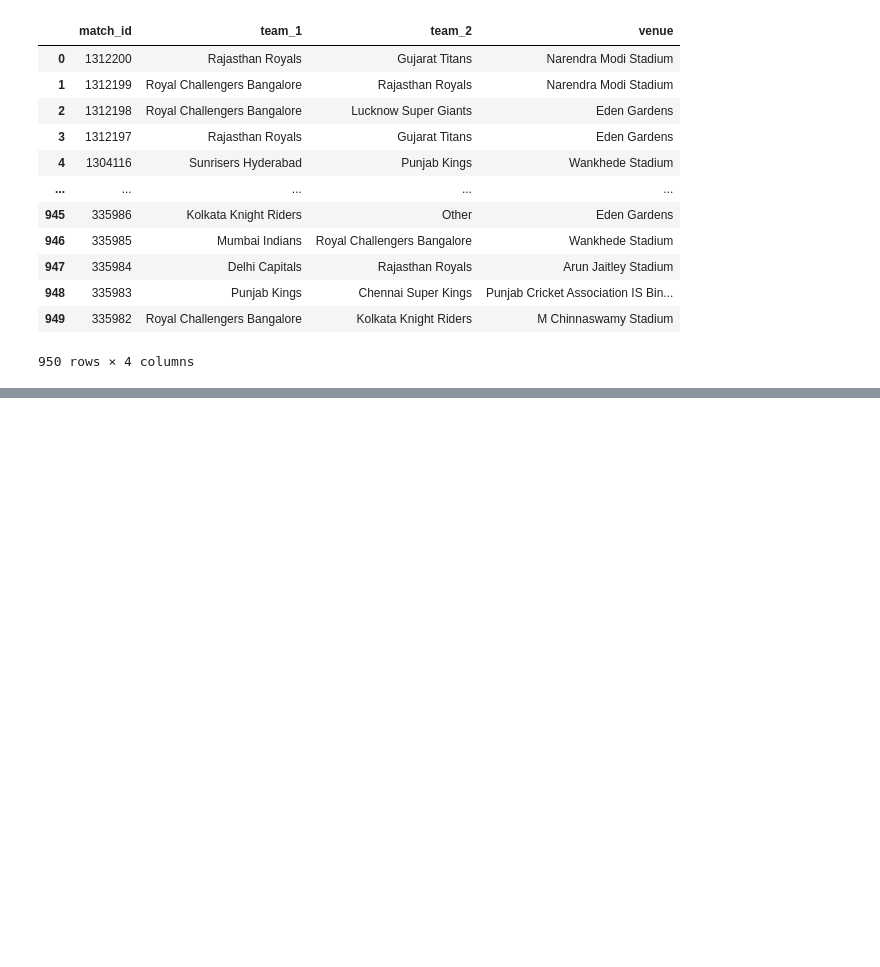
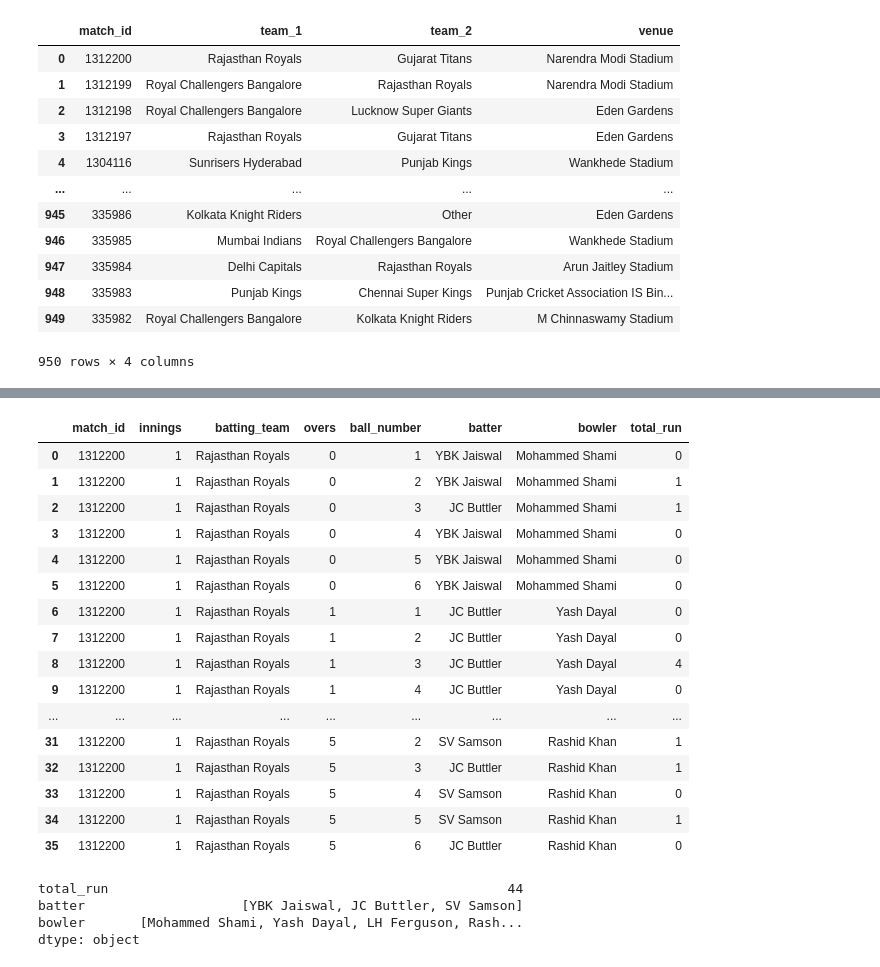
Before and after one commit to k26rahul/IPL2023-Powerplay-Score-Prediction, a Jupyter notebook: IPL2023-Powerplay-Score-Prediction.ipynb, the cells around one changed output, grey strips where cells are left out. Saved outputs shown, nothing was run; the diff lists cells and outputs as text; code cells hidden in the pictures; blank space fills up the shorter version.

```diff
--- a/IPL2023-Powerplay-Score-Prediction.ipynb
+++ b/IPL2023-Powerplay-Score-Prediction.ipynb
@@ -325,0 +373,32 @@ matches_result
+# %%
+ball_by_ball.loc[(ball_by_ball['match_id'] == 1312200)
+                 & (ball_by_ball['innings'] == 1)]
+
+ball_by_ball.loc[(ball_by_ball['match_id'] == 1312200)
+                 & (ball_by_ball['innings'] == 1)].agg({
+                     'total_run': 'sum',
+                     'batter': 'unique',
+                     'bowler': 'unique',
+                 })
+# %% [output]
+|  | match_id | innings | batting_team | overs | ball_number | batter | bowler | total_run |
+| 0 | 1312200 | 1 | Rajasthan Royals | 0 | 1 | YBK Jaiswal | Mohammed Shami | 0 |
+| 1 | 1312200 | 1 | Rajasthan Royals | 0 | 2 | YBK Jaiswal | Mohammed Shami | 1 |
+| 2 | 1312200 | 1 | Rajasthan Royals | 0 | 3 | JC Buttler | Mohammed Shami | 1 |
+| 3 | 1312200 | 1 | Rajasthan Royals | 0 | 4 | YBK Jaiswal | Mohammed Shami | 0 |
+| 4 | 1312200 | 1 | Rajasthan Royals | 0 | 5 | YBK Jaiswal | Mohammed Shami | 0 |
+| 5 | 1312200 | 1 | Rajasthan Royals | 0 | 6 | YBK Jaiswal | Mohammed Shami | 0 |
+| 6 | 1312200 | 1 | Rajasthan Royals | 1 | 1 | JC Buttler | Yash Dayal | 0 |
+| 7 | 1312200 | 1 | Rajasthan Royals | 1 | 2 | JC Buttler | Yash Dayal | 0 |
+| 8 | 1312200 | 1 | Rajasthan Royals | 1 | 3 | JC Buttler | Yash Dayal | 4 |
+| 9 | 1312200 | 1 | Rajasthan Royals | 1 | 4 | JC Buttler | Yash Dayal | 0 |
+| ... | ... | ... | ... | ... | ... | ... | ... | ... |
+| 31 | 1312200 | 1 | Rajasthan Royals | 5 | 2 | SV Samson | Rashid Khan | 1 |
+| 32 | 1312200 | 1 | Rajasthan Royals | 5 | 3 | JC Buttler | Rashid Khan | 1 |
+| 33 | 1312200 | 1 | Rajasthan Royals | 5 | 4 | SV Samson | Rashid Khan | 0 |
+| 34 | 1312200 | 1 | Rajasthan Royals | 5 | 5 | SV Samson | Rashid Khan | 1 |
+| 35 | 1312200 | 1 | Rajasthan Royals | 5 | 6 | JC Buttler | Rashid Khan | 0 |
+total_run                                                   44
+batter                    [YBK Jaiswal, JC Buttler, SV Samson]
+bowler       [Mohammed Shami, Yash Dayal, LH Ferguson, Rash...
+dtype: object
```
Also changed, not shown: parts of 10 cells of this notebook.
